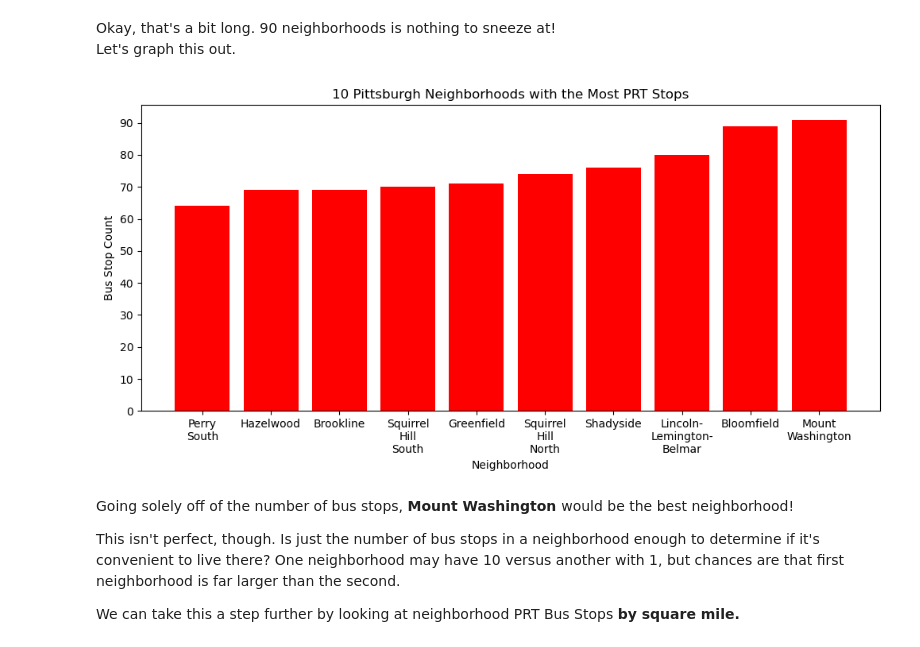
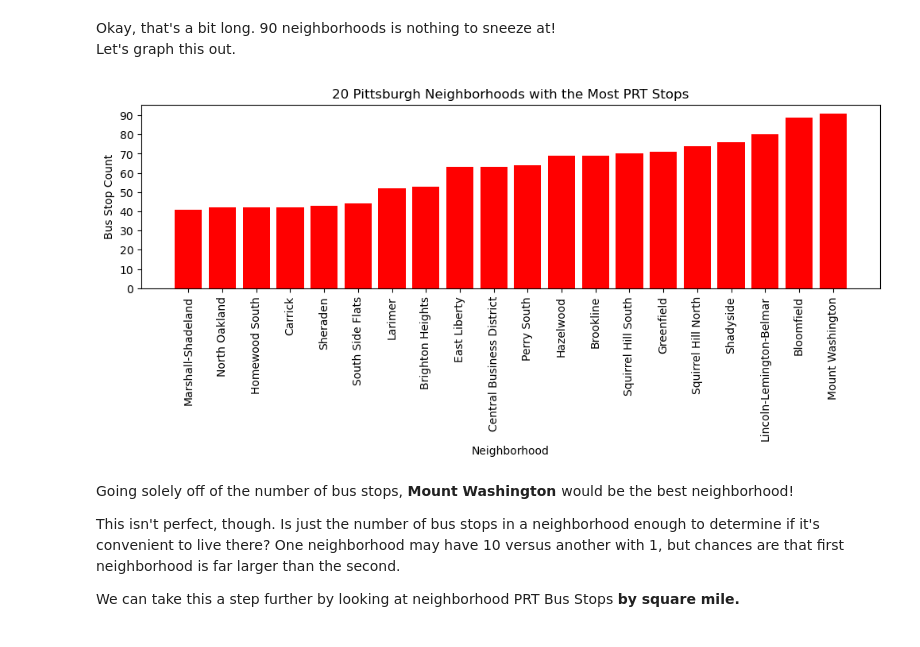
Before and after one commit to cemeteryuki/Final-Project, a Jupyter notebook: Lyakovlev_Submetric/Lyakovlev Submetric.ipynb, the cells around one changed output. Cells and saved outputs as stored; diff of their text form; code cells hidden in the pictures.

```diff
--- a/Lyakovlev_Submetric/Lyakovlev Submetric.ipynb
+++ b/Lyakovlev_Submetric/Lyakovlev Submetric.ipynb
@@ -74,21 +74,22 @@ Let's graph this out.
 # %%
 # Use matplotlib keys and values to plot a bar graph of the dictionary
 # Replace() used to format neighborhood names such that they don't overlap
-neighborhoods = [neighborhood.replace(" ", "\n").replace("-", "-\n") for neighborhood in list(dic.keys())[-10:]]
-stops = list(dic.values())[-10:]
+neighborhoods = list(dic.keys())[-20:]
+stops = list(dic.values())[-20:]
 
-plt.figure(figsize=(12, 5))
+plt.figure(figsize=(12, 3))
 plt.bar(neighborhoods, stops, color = "red")
-plt.title("10 Pittsburgh Neighborhoods with the Most PRT Stops")
+plt.title("20 Pittsburgh Neighborhoods with the Most PRT Stops")
 plt.xlabel("Neighborhood")
 plt.ylabel("Bus Stop Count")
 
 # Use numpy just to help with formatting
+plt.xticks(rotation=90)
 plt.yticks(np.arange(0, 100, 10))
 
 plt.show()
 # %% [output]
-[figure, old version]
+[figure, new version]
 # %% [markdown]
 Going solely off of the number of bus stops, <b> Mount Washington </b> would be the best neighborhood!
 
```
